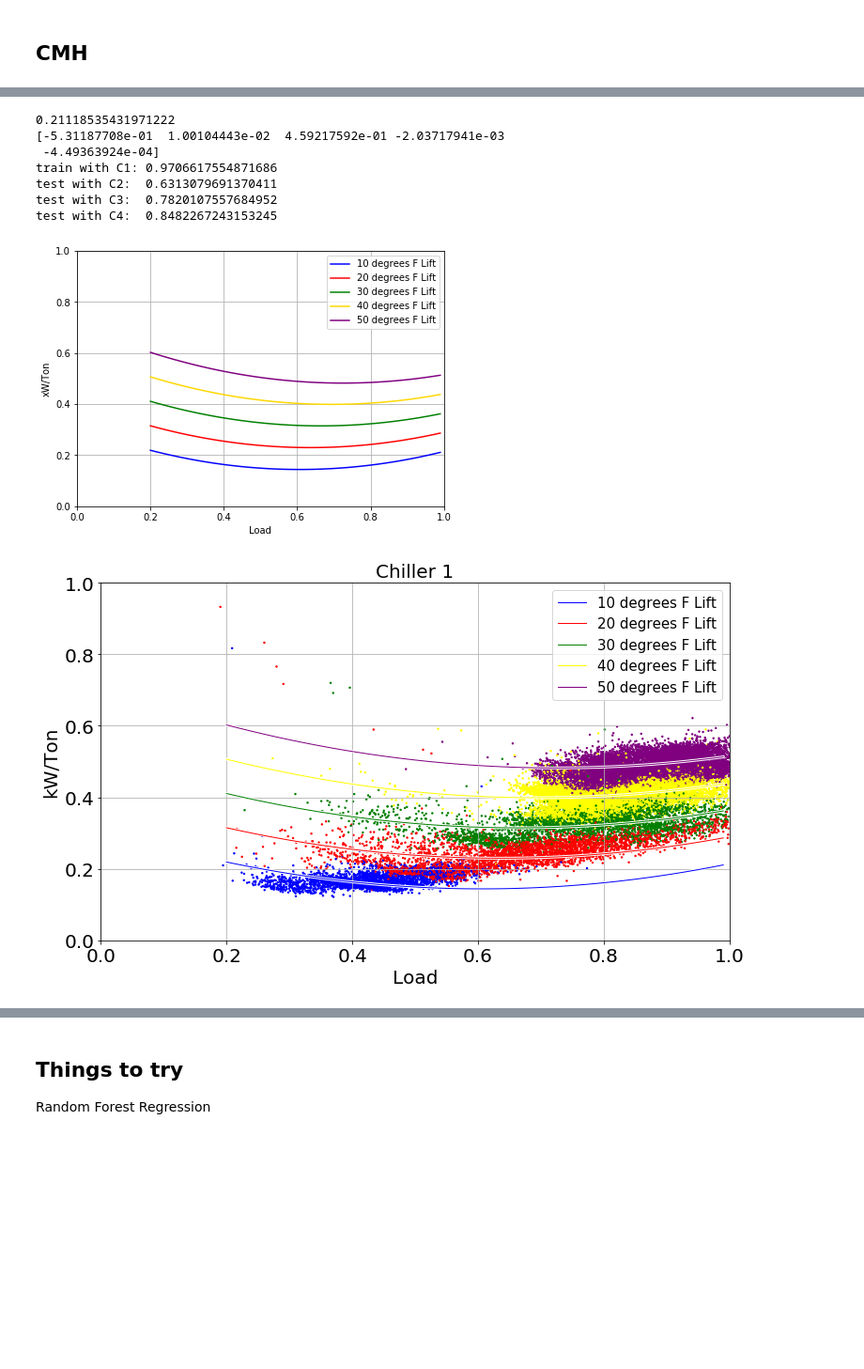
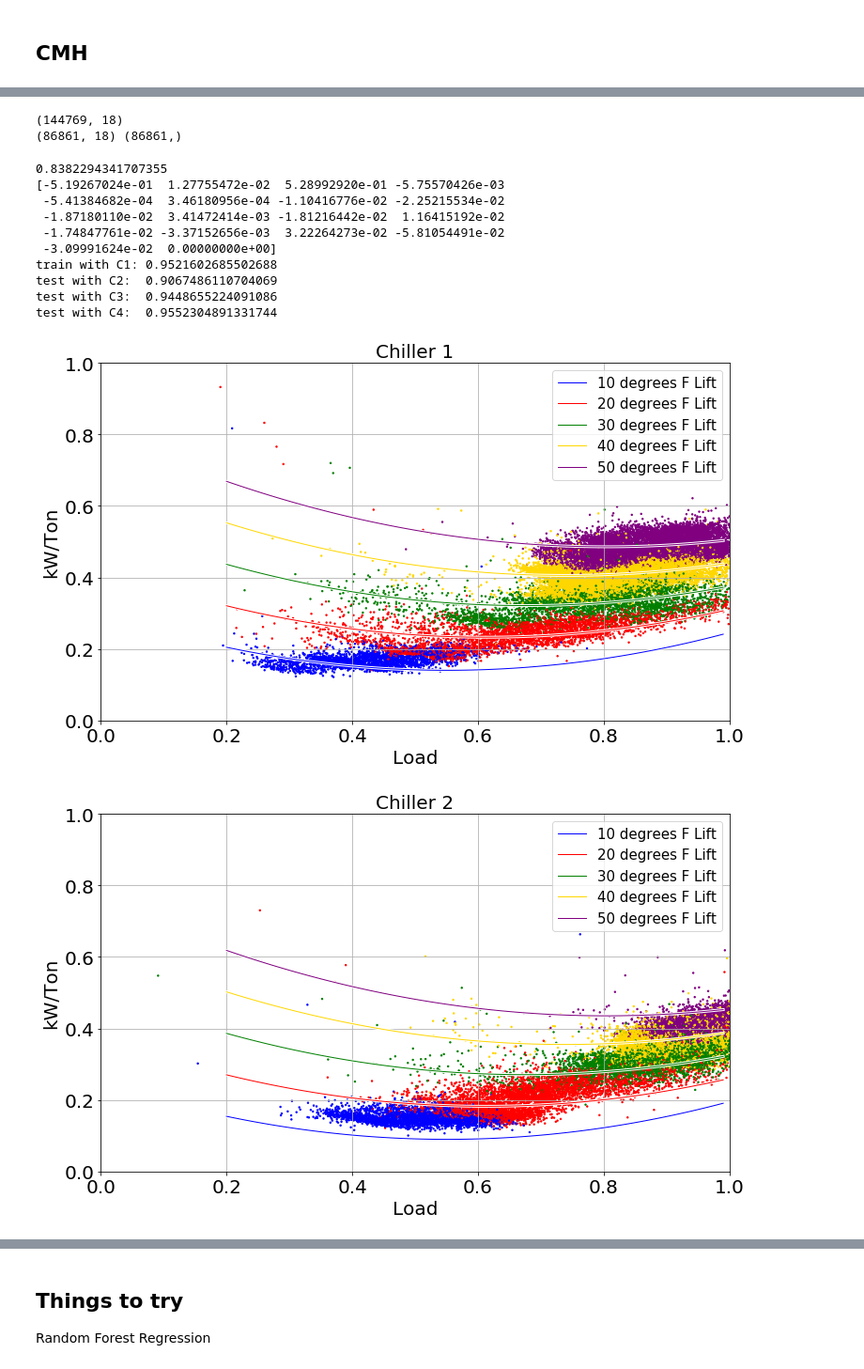
Before and after one commit to Stitchmaker/Metis_Bootcamp, a Jupyter notebook: Kojak_Project/Kojak_LinearRegression.ipynb, the cells around one changed output, grey strips where cells are left out. Shown at 94% size. Drawn from its saved outputs; the diff is of its cells as text; code cells hidden in the pictures; blank space fills up the shorter version.

```diff
--- a/Kojak_Project/Kojak_LinearRegression.ipynb
+++ b/Kojak_Project/Kojak_LinearRegression.ipynb
@@ -347,22 +382,24 @@ test with B4:  0.6258042427089148
 # %% [markdown]
 ## CMH
 # %%
-#feat = ['AddOther','HigherOrder']
-feat = ['HigherOrder']
+feat = ['AddOther','HigherOrder']
+#feat = ['HigherOrder']
+
+RatedTon = 1200
 
 data_file = 'data/C1_chiller.csv'
-X_train, y_train, df1 = get_Xy(data_file,feat)
+X_train, y_train, df1 = get_Xy(data_file,RatedTon,feat)
 print('CH1:',X_train.shape,y_train.shape)
 
 data_file = 'data/C2_chiller.csv'
-X2_test, y2_test, df2 = get_Xy(data_file,feat)
+X2_test, y2_test, df2 = get_Xy(data_file,RatedTon,feat)
 print('CH2:',X2_test.shape,y2_test.shape)
 
 data_file = 'data/C3_chiller.csv'
-X3_test, y3_test, df3 = get_Xy(data_file,feat)
+X3_test, y3_test, df3 = get_Xy(data_file,RatedTon,feat)
 print('CH3:',X3_test.shape,y3_test.shape)
 
 data_file = 'data/C4_chiller.csv'
-X4_test, y4_test, df4 = get_Xy(data_file,feat)
+X4_test, y4_test, df4 = get_Xy(data_file,RatedTon,feat)
 print('CH4:',X4_test.shape,y4_test.shape)
 # %% [output]
@@ -396,32 +431,53 @@ CH4: (43362, 5) (43362,)
+# %%
+X_tot = pd.concat([X_train,X2_test,X3_test,X4_test])
+y_tot = pd.concat([y_train,y2_test,y3_test,y4_test])
+
+print(X_tot.shape)
+X_tot.dropna().shape
+
+#divide in to train and test sets
+X_train,X_test, y_train, y_test = train_test_split(X_tot, y_tot, test_size=0.4,random_state=42)
+print(X_train.shape, y_train.shape)
+# %% [output]
+(144769, 18)
+(86861, 18) (86861,)
 # %%
 # Create an empty model
 lr = LinearRegression()
 
 # Fit the model to the full dataset
 lr.fit(X_train, y_train)
 
 # Print out the R^2 for the model against the full dataset
 print(lr.intercept_)
 print(lr.coef_)
 
 print('train with C1:',lr.score(X_train,y_train))
 print('test with C2: ',lr.score(X2_test,y2_test))
 print('test with C3: ',lr.score(X3_test,y3_test))
 print('test with C4: ',lr.score(X4_test,y4_test))
 
-lift_lines = compute_lift_lines(lr, feat, df2)
+lift_lines = compute_lift_lines(lr, feat, df1, RatedTon, plot=False)
+plot_curves(df1,lift_lines,'Chiller 1')
 
-plot_curves(df1,lift_lines,'Chiller 1')
+lift_lines = compute_lift_lines(lr, feat, df2, RatedTon, plot=False)
 plot_curves(df2,lift_lines,'Chiller 2')
+
+lift_lines = compute_lift_lines(lr, feat, df3, RatedTon, plot=False)
 plot_curves(df3,lift_lines,'Chiller 3')
+
+lift_lines = compute_lift_lines(lr, feat, df4, RatedTon, plot=False)
 plot_curves(df4,lift_lines,'Chiller 4')
 # %% [output]
-0.21118535431971222
-[-5.31187708e-01  1.00104443e-02  4.59217592e-01 -2.03717941e-03
- -4.49363924e-04]
-train with C1: 0.9706617554871686
-test with C2:  0.6313079691370411
-test with C3:  0.7820107557684952
-test with C4:  0.8482267243153245
+0.8382294341707355
+[-5.19267024e-01  1.27755472e-02  5.28992920e-01 -5.75570426e-03
+ -5.41384682e-04  3.46180956e-04 -1.10416776e-02 -2.25215534e-02
+ -1.87180110e-02  3.41472414e-03 -1.81216442e-02  1.16415192e-02
+ -1.74847761e-02 -3.37152656e-03  3.22264273e-02 -5.81054491e-02
+ -3.09991624e-02  0.00000000e+00]
+train with C1: 0.9521602685502688
+test with C2:  0.9067486110704069
+test with C3:  0.9448655224091086
+test with C4:  0.9552304891331744
-[figure, old version]
+[figure, new version]
-[figure, old version]
+[figure, new version]
```
Also changed, not shown: parts of 32 cells of this notebook, 1 other file.
